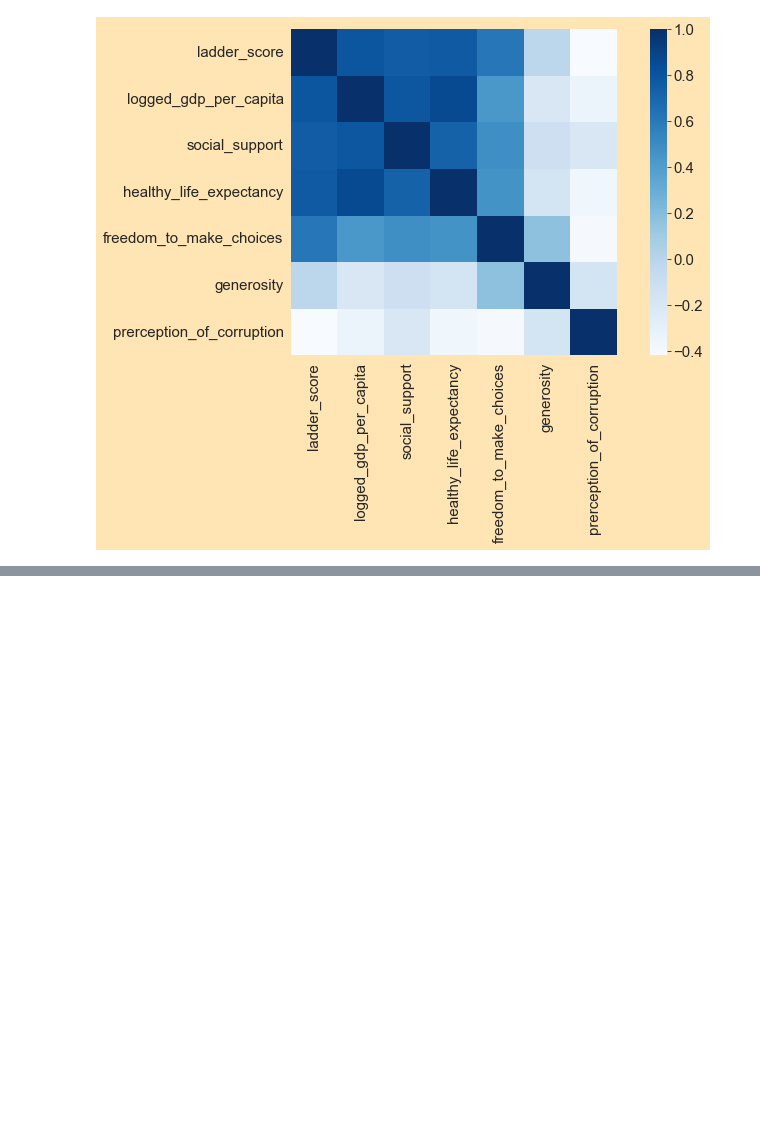
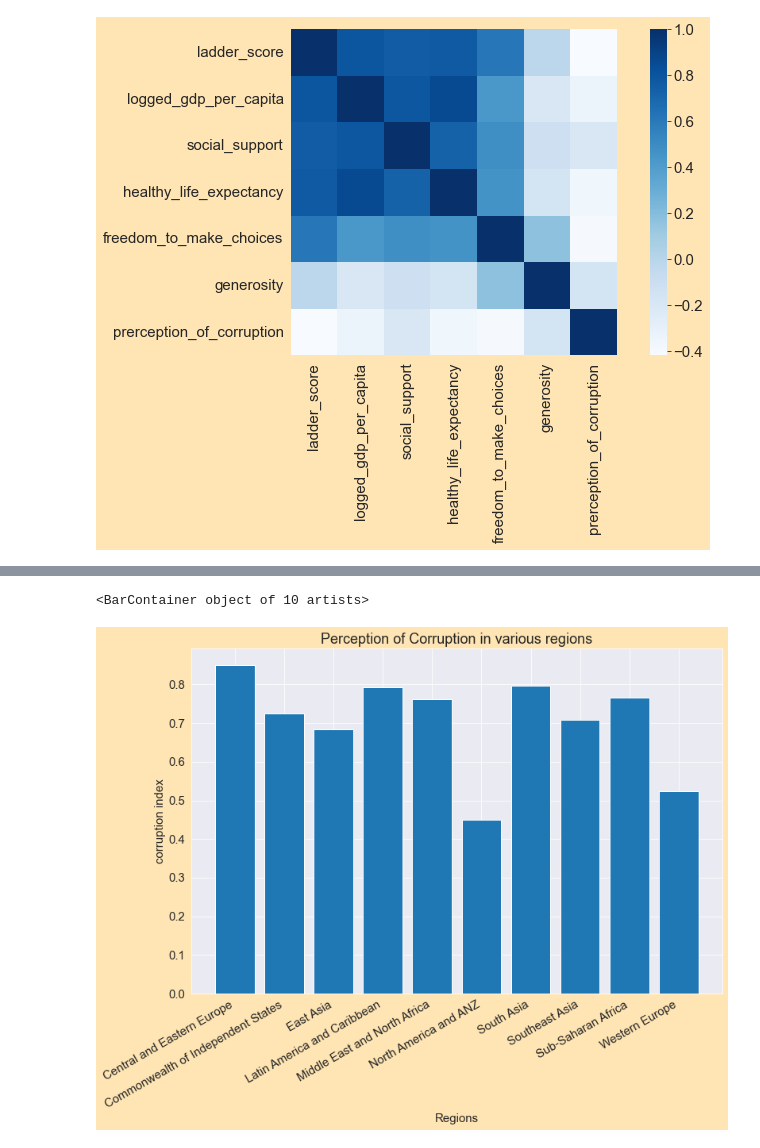
Before and after one commit to Rishiraj-singh7/World-Happiness-Report-, a Jupyter notebook: main.ipynb, the cells around one changed output, grey strips where cells are left out. Cells and saved outputs as stored; diff of their text form; code cells hidden in the pictures; blank space fills up the shorter version.

```diff
--- a/main.ipynb
+++ b/main.ipynb
@@ -193,3 +193,7 @@ Deprecated in NumPy 1.20; for more details and guidance: https://numpy.org/devdo
   sns.heatmap(cor, mask = np.zeros_like(cor, dtype=np.bool),
 <AxesSubplot:>
 [figure]
+# %%
+# corruption in regions
+corruption = happy_df.groupby('regional_indicator')[['prerception_of_corruption']].mean()
+corruption
@@ -195,0 +213,10 @@ Deprecated in NumPy 1.20; for more details and guidance: https://numpy.org/devdo
+# %%
+plt.rcParams['figure.figsize'] = (12,8)
+plt.title('Perception of Corruption in various regions')
+plt.xlabel('Regions', fontsize = 15)
+plt.ylabel('corruption index', fontsize = 15)
+plt.xticks(rotation = 30, ha='right')
+plt.bar(corruption.index, corruption.prerception_of_corruption)
+# %% [output]
+<BarContainer object of 10 artists>
+[figure, added]
```
Also changed, not shown: parts of 5 cells of this notebook.
